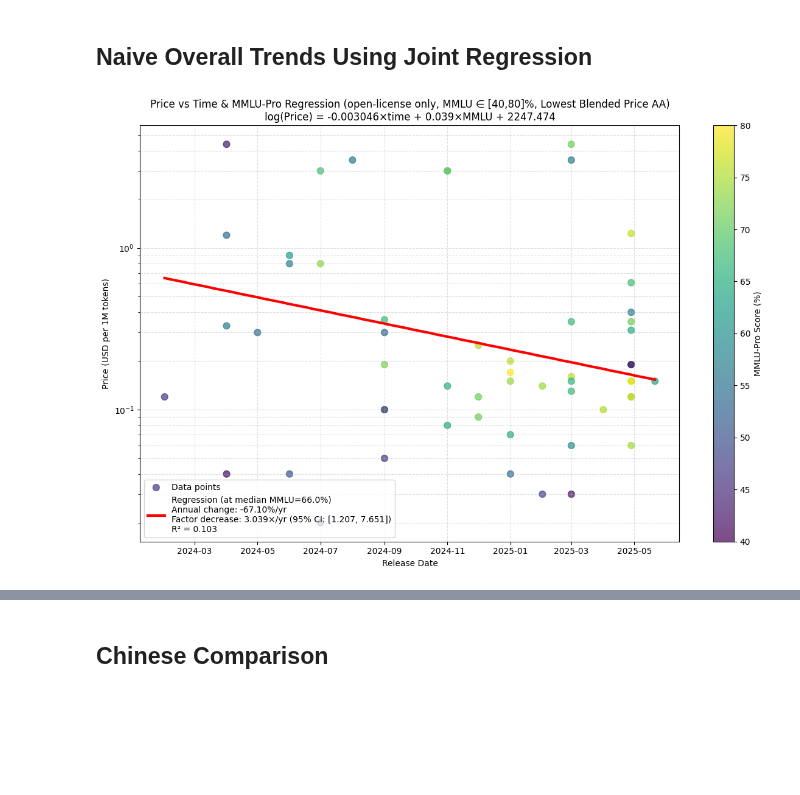
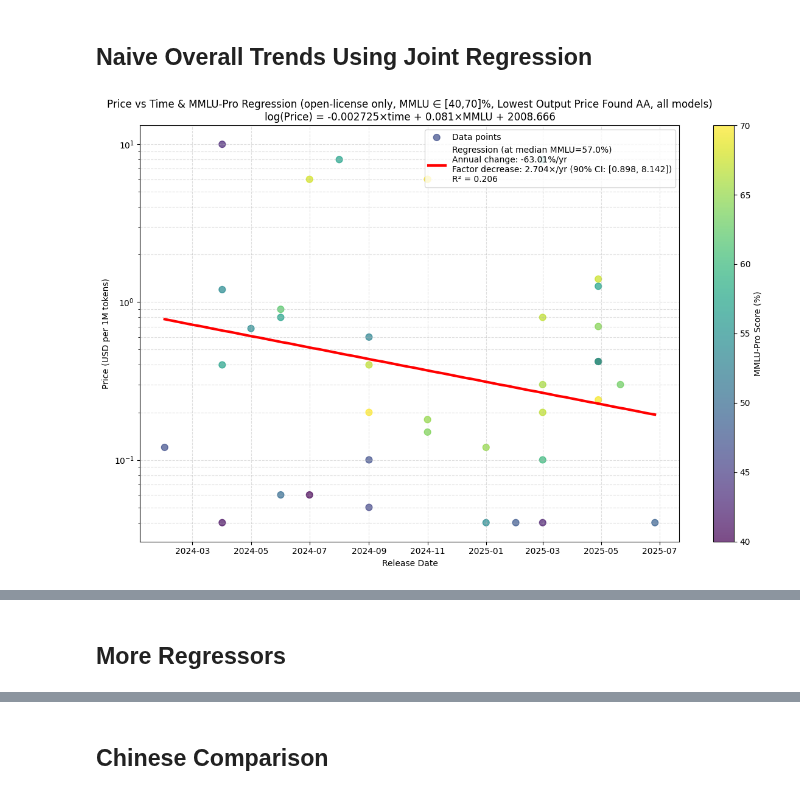
Before and after one commit to hansgundlach/Algorithmic_Progress_Inference, a Jupyter notebook: price_analysis_new.ipynb, the cells around one changed output, grey strips where cells are left out. Cells and saved outputs as stored; diff of their text form; code cells hidden in the pictures; blank space fills up the shorter version.

Commit message:
including more features in regression

```diff
--- a/price_analysis_new.ipynb
+++ b/price_analysis_new.ipynb
@@ -2111,7 +2136,7 @@ from sklearn.linear_model import LinearRegression
 from datetime import datetime
 from scipy import stats
 
-def plot_price_mmlu_regression(df, open_license_only=False, min_mmlu=40, max_mmlu=80, price_column='Output Price\nUSD/1M Tokens'):
+def plot_price_mmlu_regression(df, open_license_only=False, min_mmlu=40, max_mmlu=70, price_column='Output Price\nUSD/1M Tokens', exclude_dominated=False):
     """
     Plot log(Price) = alpha*time + beta*MMLU Pro + c regression
 
@@ -2119,8 +2144,9 @@ def plot_price_mmlu_regression(df, open_license_only=False, min_mmlu=40, max_mml
     - df: DataFrame with the model data
     - open_license_only: If True, only include models with open licenses
     - min_mmlu: Minimum MMLU score to include (default: 40)
-    - max_mmlu: Maximum MMLU score to include (default: 80)
+    - max_mmlu: Maximum MMLU score to include (default: 70)
     - price_column: Column name for price data (default: 'Output Price\nUSD/1M Tokens')
+    - exclude_dominated: If True, exclude models that are Pareto dominated by earlier models
 
     Returns fitted model coefficients and annual decrease rates
     """
@@ -2160,11 +2186,46 @@ def plot_price_mmlu_regression(df, open_license_only=False, min_mmlu=40, max_mml
     # 5) Filter by MMLU range
     df_sub = df_sub[(df_sub[mmlu_col] >= min_mmlu) & (df_sub[mmlu_col] <= max_mmlu)]
 
+    # 6) Optionally filter out Pareto dominated models
+    if exclude_dominated:
+        df_sub = df_sub.sort_values('Release Date')
+        non_dominated = []
+
+        for i, row in df_sub.iterrows():
+            # Check if this model is dominated by any previous model
+            dominated = False
+            for j in non_dominated:
+                prev_row = df_sub.loc[j]
+                # A model is dominated if there exists a previous model with:
+                # 1. Better or equal MMLU score AND
+                # 2. Lower or equal price
+                if (prev_row[mmlu_col] >= row[mmlu_col] and
+                    prev_row[price_col] <= row[price_col] and
+                    (prev_row[mmlu_col] > row[mmlu_col] or prev_row[price_col] < row[price_col])):
+                    dominated = True
+                    break
+
+            if not dominated:
+                non_dominated.append(i)
+
+                # Also remove any previously added models that this one dominates
+                new_non_dominated = []
+                for j in non_dominated[:-1]:  # All except the one we just added
+                    prev_row = df_sub.loc[j]
+                    if not (row[mmlu_col] >= prev_row[mmlu_col] and
+                           row[price_col] <= prev_row[price_col] and
+                           (row[mmlu_col] > prev_row[mmlu_col] or row[price_col] < prev_row[price_col])):
+                        new_non_dominated.append(j)
+
+                non_dominated = new_non_dominated + [i]
+
+        df_sub = df_sub.loc[non_dominated]
+
     if len(df_sub) < 3:
         print(f"Warning: Only {len(df_sub)} data points available. Need at least 3 for regression.")
         return None, None, None
 
-    # 6) Prepare variables for regression
+    # 7) Prepare variables for regression
     df_sub = df_sub.sort_values('Release Date').copy()
     df_sub['Date_Ordinal'] = df_sub['Release Date'].map(datetime.toordinal)
 
@@ -2177,13 +2238,13 @@ def plot_price_mmlu_regression(df, open_license_only=False, min_mmlu=40, max_mml
     # Target: log(Price)
     y = np.log(df_sub[price_col].values)
 
-    # 7) Fit linear regression
+    # 8) Fit linear regression
     model = LinearRegression().fit(X, y)
     alpha, beta = model.coef_
     c = model.intercept_
     r2 = model.score(X, y)
 
-    # 8) Calculate annual decrease rates
+    # 9) Calculate annual decrease rates
     # alpha is change in log(price) per day, so annual change is alpha * 365
     annual_log_change = alpha * 365
     annual_pct_change = (np.exp(annual_log_change) - 1) * 100
@@ -2195,7 +2256,7 @@ def plot_price_mmlu_regression(df, open_license_only=False, min_mmlu=40, max_mml
     else:
         factor_decrease_per_year = None
 
-    # 9) Calculate confidence intervals for the time coefficient
+    # 10) Calculate confidence intervals for the time coefficient
     n = len(df_sub)
     p = 2  # number of predictors (time and MMLU)
     y_pred = model.predict(X)
@@ -2229,7 +2290,7 @@ def plot_price_mmlu_regression(df, open_license_only=False, min_mmlu=40, max_mml
         factor_decrease_lower = None
         factor_decrease_upper = None
 
-    # 10) Generate predictions for plotting
+    # 11) Generate predictions for plotting
     min_ord, max_ord = df_sub['Date_Ordinal'].min(), df_sub['Date_Ordinal'].max()
     x_range = np.linspace(min_ord, max_ord, 100)
     x_dates = [datetime.fromordinal(int(d)) for d in x_range]
@@ -2242,7 +2303,7 @@ def plot_price_mmlu_regression(df, open_license_only=False, min_mmlu=40, max_mml
     ])
     y_pred = model.predict(X_pred)
 
-    # 11) Plot results
+    # 12) Plot results
     plt.figure(figsize=(12, 8))
 
     # Color points by MMLU score for better visualization
@@ -2264,12 +2325,12 @@ def plot_price_mmlu_regression(df, open_license_only=False, min_mmlu=40, max_mml
     if factor_decrease_per_year:
         regression_label = (f'Regression (at median MMLU={median_mmlu:.1f}%)\n'
                            f'Annual change: {annual_pct_change:.2f}%/yr\n'
-                           f'Factor decrease: {factor_decrease_per_year:.3f}×/yr (95% CI: [{factor_decrease_lower:.3f}, {factor_decrease_upper:.3f}])\n'
+                           f'Factor decrease: {factor_decrease_per_year:.3f}×/yr (90% CI: [{factor_decrease_lower:.3f}, {factor_decrease_upper:.3f}])\n'
                            f'R² = {r2:.3f}')
     else:
         regression_label = (f'Regression (at median MMLU={median_mmlu:.1f}%)\n'
                            f'Annual change: {annual_pct_change:.2f}%/yr\n'
-                           f'Factor change: {factor_change_per_year:.3f}×/yr (95% CI: [{factor_change_lower:.3f}, {factor_change_upper:.3f}])\n'
+                           f'Factor change: {factor_change_per_year:.3f}×/yr (90% CI: [{factor_change_lower:.3f}, {factor_change_upper:.3f}])\n'
                            f'R² = {r2:.3f}')
 
     plt.plot(x_dates, np.exp(y_pred), 'r-', lw=3, label=regression_label)
@@ -2281,7 +2342,8 @@ def plot_price_mmlu_regression(df, open_license_only=False, min_mmlu=40, max_mml
     lic_label = 'open-license only' if open_license_only else 'all licenses'
     mmlu_range = f"MMLU ∈ [{min_mmlu},{max_mmlu}]%"
     price_type = price_col.replace('\n', ' ')
-    plt.title(f'Price vs Time & MMLU-Pro Regression ({lic_label}, {mmlu_range}, {price_type})\n'
+    pareto_label = "non-dominated models only" if exclude_dominated else "all models"
+    plt.title(f'Price vs Time & MMLU-Pro Regression ({lic_label}, {mmlu_range}, {price_type}, {pareto_label})\n'
               f'log(Price) = {alpha:.6f}×time + {beta:.3f}×MMLU + {c:.3f}')
 
     plt.grid(True, which='both', ls='--', alpha=0.4)
@@ -2292,38 +2354,42 @@ def plot_price_mmlu_regression(df, open_license_only=False, min_mmlu=40, max_mml
     # Print detailed results
     print(f"\nRegression Results:")
     print(f"Model: log(Price) = {alpha:.6f}×time + {beta:.3f}×MMLU + {c:.3f}")
-    # print(f"R² score: {r2:.4f}")
+    print(f"R² score: {r2:.4f}")
     print(f"\nTime coefficient (alpha): {alpha:.6f}")
     print(f"Annual percentage change: {annual_pct_change:.2f}%/yr")
 
     if factor_decrease_per_year:
         print(f"Annual factor decrease: {factor_decrease_per_year:.3f}×/yr")
-        print(f"95% CI for factor decrease: [{factor_decrease_lower:.3f}, {factor_decrease_upper:.3f}]")
+        print(f"90% CI for factor decrease: [{factor_decrease_lower:.3f}, {factor_decrease_upper:.3f}]")
     else:
         print(f"Annual factor change: {factor_change_per_year:.3f}×/yr")
-        print(f"95% CI for factor change: [{factor_change_lower:.3f}, {factor_change_upper:.3f}]")
+        print(f"90% CI for factor change: [{factor_change_lower:.3f}, {factor_change_upper:.3f}]")
 
     print(f"MMLU coefficient (beta): {beta:.3f}")
     print(f"Intercept (c): {c:.3f}")
     print(f"\nData points used: {len(df_sub)}")
 
     return model, df_sub, {
         'alpha': alpha,
         'beta': beta,
         'c': c,
         'annual_pct_change': annual_pct_change,
         'factor_change_per_year': factor_change_per_year,
         'factor_decrease_per_year': factor_decrease_per_year if factor_change_per_year < 1 else None,
         'factor_change_ci_lower': factor_change_lower,
         'factor_change_ci_upper': factor_change_upper,
         'factor_decrease_ci_lower': factor_decrease_lower if factor_change_per_year < 1 else None,
         'factor_decrease_ci_upper': factor_decrease_upper if factor_change_per_year < 1 else None,
         'r2_score': r2
     }
 
+
+# Lowest Output Price Found AA
+# Lowest Input Price AA
+
 # Example usage:
 # Assuming df is loaded with your data
-model, data, results = plot_price_mmlu_regression(df, open_license_only=True, price_column="Lowest Blended Price AA")
+model, data, results = plot_price_mmlu_regression(df, open_license_only=True, price_column="Lowest Output Price Found AA", exclude_dominated=False)
 # %% [output]
-[figure, old version]
+[figure, new version]
 Regression Results:
@@ -2339,0 +2407,2 @@ Data points used: 55
+# %% [markdown]
+## More Regressors
```
Also changed, not shown: parts of 14 cells of this notebook, 2 other files.
